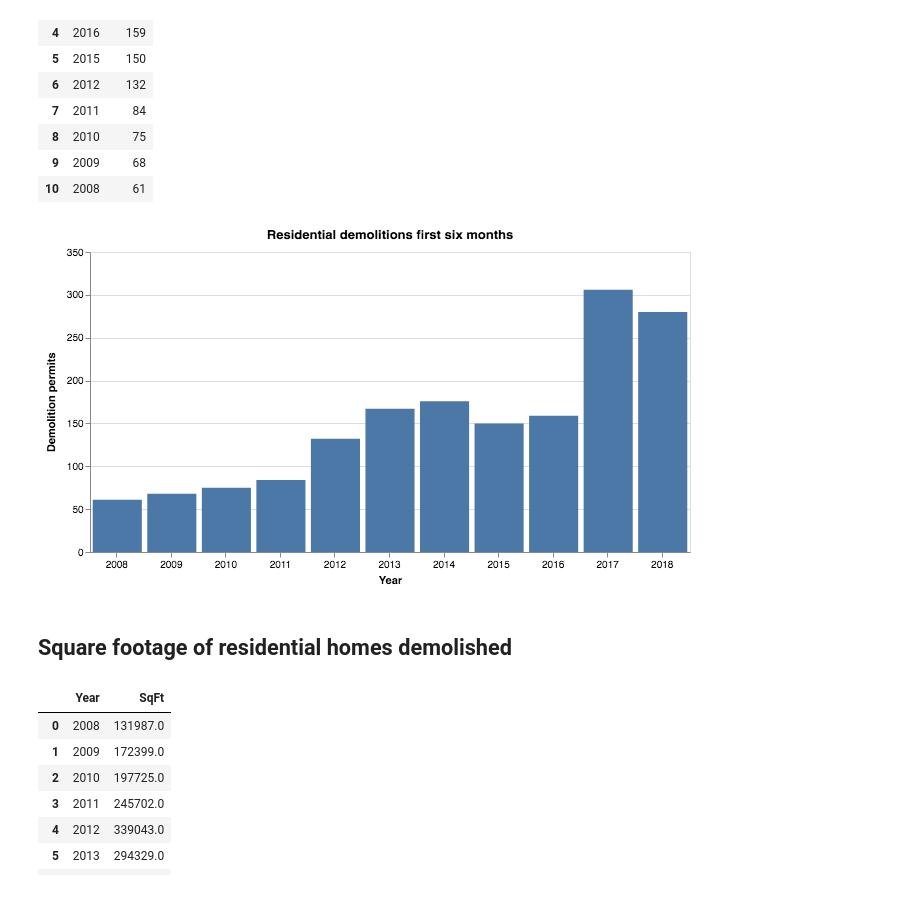
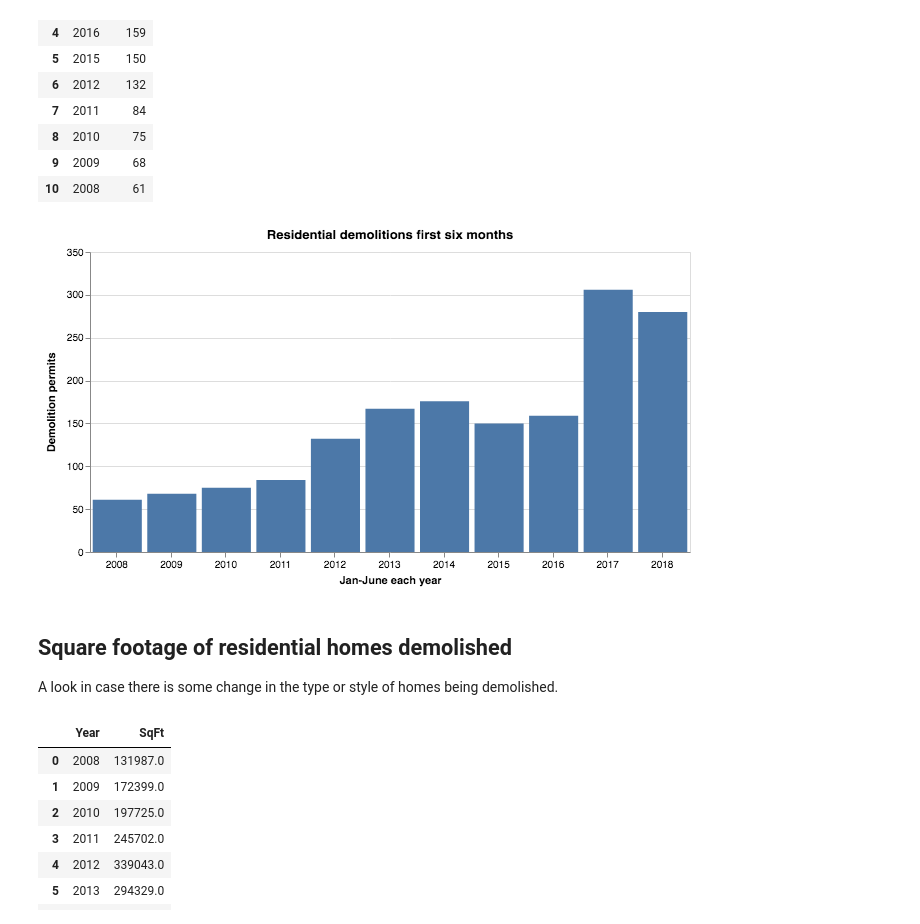
Before and after one commit to swkasica/demolitions, a Jupyter notebook: notebooks/02_Analysis_Full_demos.ipynb, the cells around one changed output. Drawn from its saved outputs; the diff is of its cells as text; code cells hidden in the pictures.

```diff
--- a/notebooks/02_Analysis_Full_demos.ipynb
+++ b/notebooks/02_Analysis_Full_demos.ipynb
@@ -102,15 +108,20 @@ six_months_data
 | 9 | 2009 | 68 |
 | 10 | 2008 | 61 |
 # %%
-# make chart
-alt.Chart(six_months_data.reset_index(), title="Residential demolitions first six months").mark_bar().encode(
-    x=alt.X("Year:O", axis=alt.Axis(title="Year", labelAngle=0)),
+# Build chart based on dataframe above
+alt.Chart(
+    six_months_data.reset_index(),
+    title="Residential demolitions first six months"
+).mark_bar().encode(
+    x=alt.X("Year:O", axis=alt.Axis(title="Jan-June each year", labelAngle=0)),
     y=alt.Y("Count:Q", axis=alt.Axis(title="Demolition permits")),
 ).properties(width=600)
 # %% [output]
-[figure, old version]
+[figure, new version]
 # %% [markdown]
 ## Square footage of residential homes demolished
+
+A look in case there is some change in the type or style of homes being demolished.
 # %%
 demos_spft = demolitions.groupby('CalendarYearIssued').sum().TotalExistingBldgSQFT.reset_index()
 demos_spft.columns = ['Year', 'SqFt']
```
Also changed, not shown: parts of 40 cells of this notebook, 6 other files.
